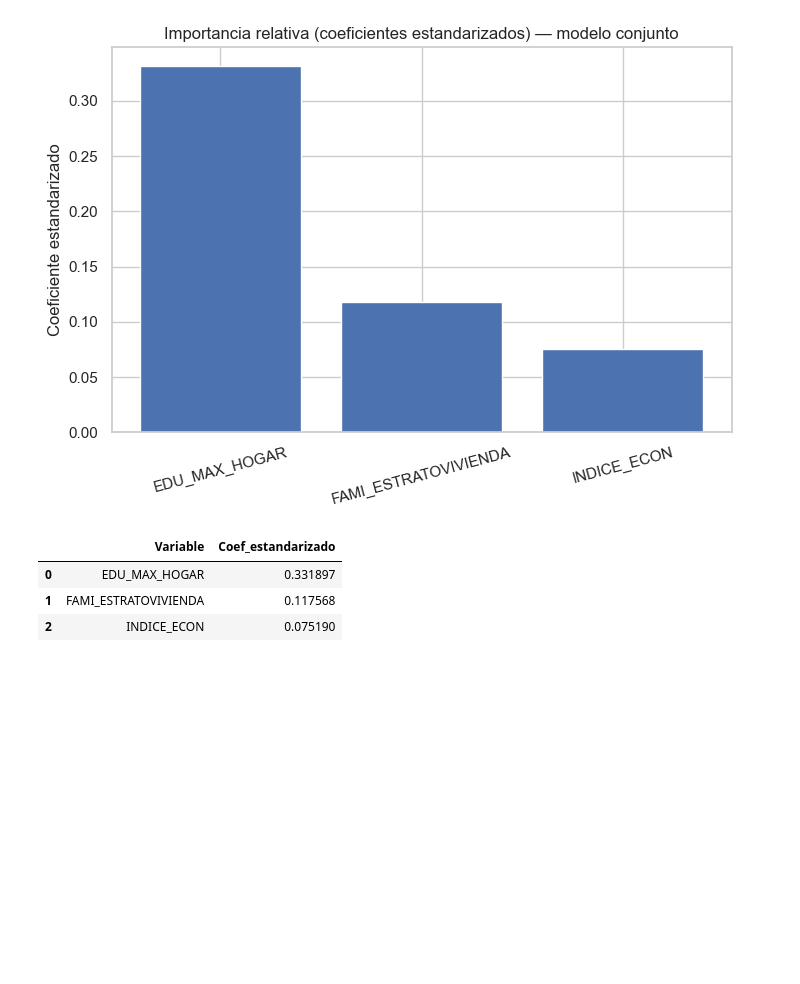
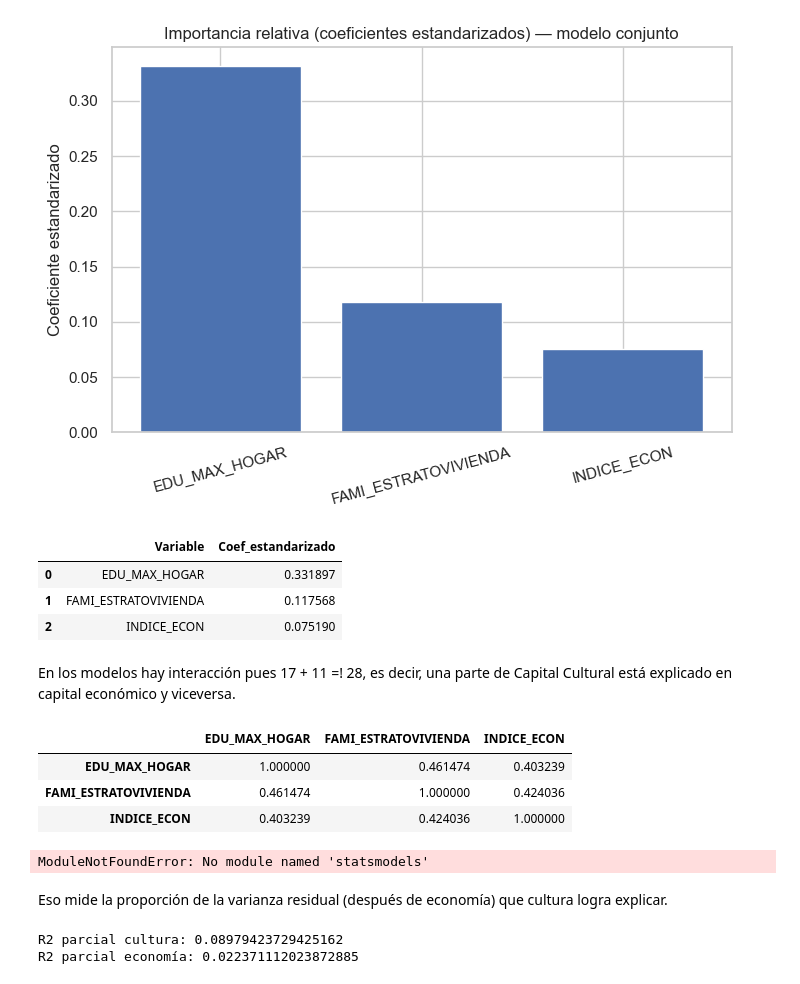
Before and after one commit to isabellagomez2003-sys/Proyecto-1, a Jupyter notebook: Soporte3_FuentesDeAnalisis_Pregunta3.ipynb, the cells around one changed output. Saved outputs shown, nothing was run; the diff lists cells and outputs as text; code cells hidden in the pictures; blank space fills up the shorter version.

```diff
--- a/Soporte3_FuentesDeAnalisis_Pregunta3.ipynb
+++ b/Soporte3_FuentesDeAnalisis_Pregunta3.ipynb
@@ -823,3 +823,42 @@ coef
 | 0 | EDU_MAX_HOGAR | 0.331897 |
 | 1 | FAMI_ESTRATOVIVIENDA | 0.117568 |
 | 2 | INDICE_ECON | 0.075190 |
+# %% [markdown]
+En los modelos hay interacción pues 17 + 11 =! 28, es decir, una parte de Capital Cultural está explicado en capital económico y viceversa.
+# %%
+df[["EDU_MAX_HOGAR","FAMI_ESTRATOVIVIENDA","INDICE_ECON"]].corr()
+# %% [output]
+|  | EDU_MAX_HOGAR | FAMI_ESTRATOVIVIENDA | INDICE_ECON |
+| EDU_MAX_HOGAR | 1.000000 | 0.461474 | 0.403239 |
+| FAMI_ESTRATOVIVIENDA | 0.461474 | 1.000000 | 0.424036 |
+| INDICE_ECON | 0.403239 | 0.424036 | 1.000000 |
+# %%
+from statsmodels.stats.outliers_influence import variance_inflation_factor
+import statsmodels.api as sm
+
+X = df[["EDU_MAX_HOGAR","FAMI_ESTRATOVIVIENDA","INDICE_ECON"]]
+X = sm.add_constant(X)
+
+vif_data = pd.DataFrame()
+vif_data["Variable"] = X.columns
+vif_data["VIF"] = [variance_inflation_factor(X.values, i)
+                   for i in range(X.shape[1])]
+
+vif_data
+# %% [output]
+ModuleNotFoundError: No module named 'statsmodels'
+# %% [markdown]
+Eso mide la proporción de la varianza residual (después de economía) que cultura logra explicar.
+# %%
+R2_e = r2_eco
+R2_c = r2_cul
+R2_all = r2_all
+
+R2_parcial_c = (R2_all - R2_e) / (1 - R2_e)
+R2_parcial_e = (R2_all - R2_c) / (1 - R2_c)
+
+print("R2 parcial cultura:", R2_parcial_c)
+print("R2 parcial economía:", R2_parcial_e)
+# %% [output]
+R2 parcial cultura: 0.08979423729425162
+R2 parcial economía: 0.022371112023872885
```
Also changed, not shown: parts of 2 cells of this notebook.
